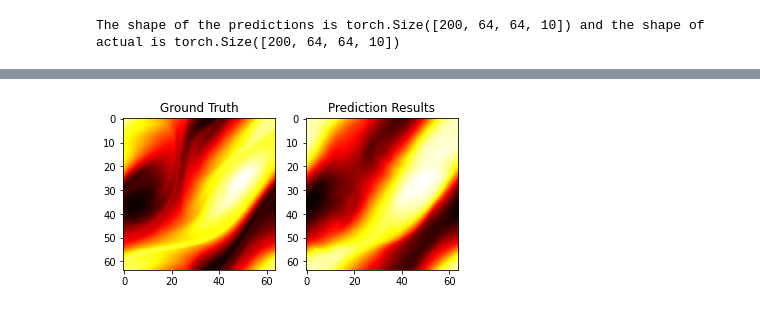
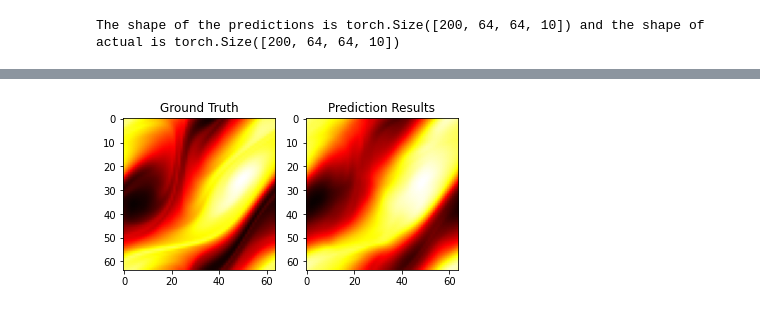
Before and after one commit to msaad1311/Julia-Programming, a Jupyter notebook: FNO/Navier-Strokes/Navier Strokes Equation.ipynb, the cells around one changed output, grey strips where cells are left out. Cells and saved outputs as stored; diff of their text form; code cells hidden in the pictures.

Commit message:
added more videos with 40 nodes

```diff
--- a/FNO/Navier-Strokes/Navier Strokes Equation.ipynb
+++ b/FNO/Navier-Strokes/Navier Strokes Equation.ipynb
@@ -206,7 +206,7 @@ ntrain = 1000
 ntest = 200
 
 modes = 4
-width = 8
+width = 40
 
 batch_size = 10
 batch_size2 = batch_size
@@ -374,16 +372,16 @@ writer = Writer(fps=1, metadata=dict(artist='Me'), bitrate=1800)
 # %%
 fig = plt.figure()
 ax = fig.add_subplot(121)
 ax1= fig.add_subplot(122)
 ax.title.set_text('Ground Truth')
 ax1.title.set_text('Prediction Results')
 # ax1.title('Prediction Results')
 def plot(i):
     data = test_u[0,:,:,i]
     pred_data = pred[0,:,:,i]
     heatmap = ax.imshow(data,cmap='hot')
     heatmap1= ax1.imshow(pred_data,cmap='hot')
 ani = animation.FuncAnimation(fig,plot,interval=10000000,frames=9)
-ani.save('NS Results_20layers8nodes.mp4',writer=writer)
+ani.save('NS Results_4layers40nodes.mp4',writer=writer)
 # %% [output]
-[figure, old version]
+[figure, new version]
```
Also changed, not shown: parts of 4 cells of this notebook, 3 other files.
